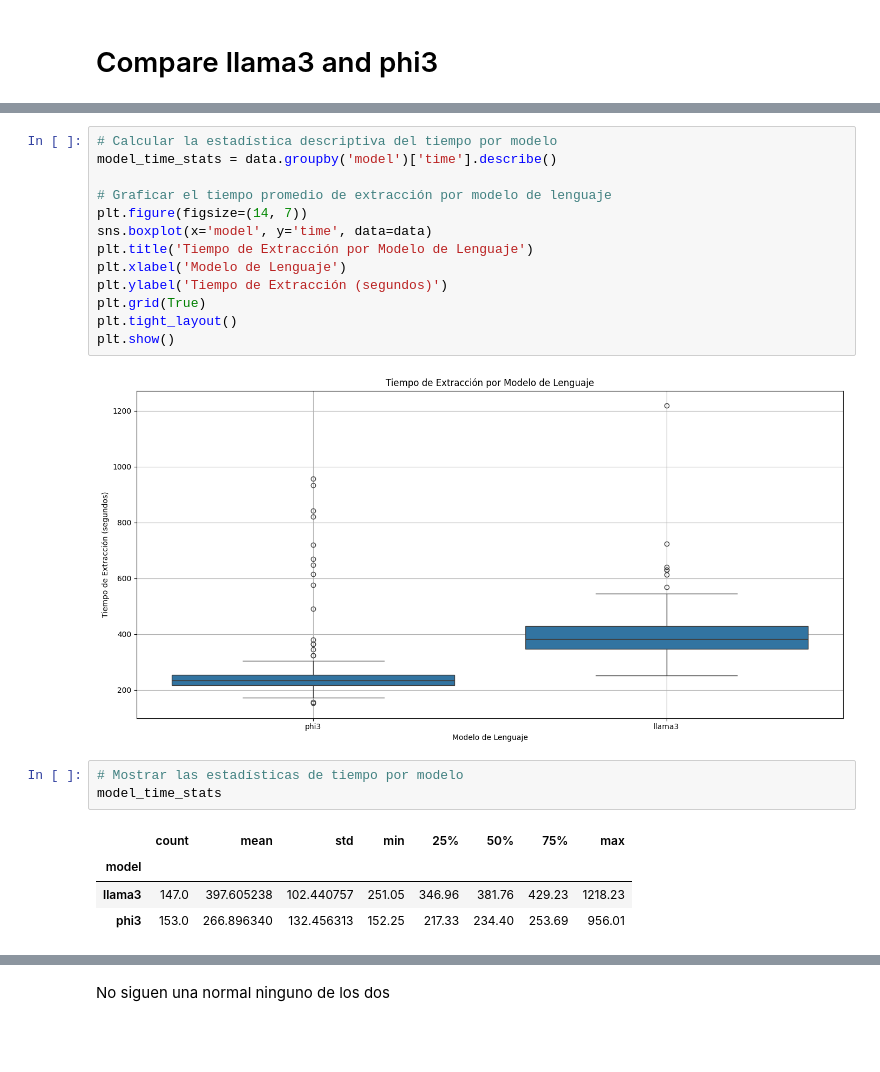
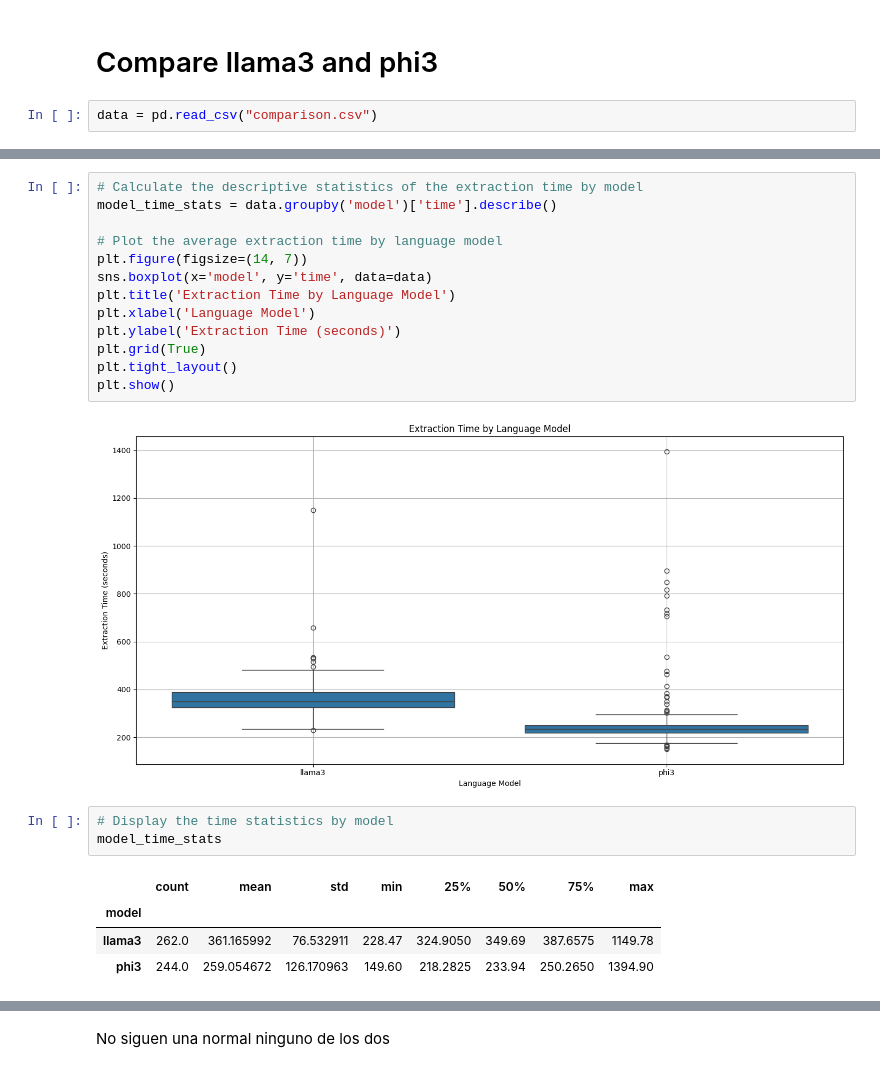
Before and after one commit to danmorper/tfg_analysis, a Jupyter notebook: analysis.ipynb, the cells around one changed output, grey strips where cells are left out. Saved outputs shown, nothing was run; the diff lists cells and outputs as text; blank space fills up the shorter version.

```diff
--- a/analysis.ipynb
+++ b/analysis.ipynb
@@ -412,3 +1093,5 @@ max      3.257918e+07
 Name: amount, dtype: float64
 # %% [markdown]
 # Compare llama3 and phi3
+# %%
+data = pd.read_csv("comparison.csv")
@@ -415,26 +1113,26 @@ Name: amount, dtype: float64
 # %%
-# Calcular la estadística descriptiva del tiempo por modelo
+# Calculate the descriptive statistics of the extraction time by model
 model_time_stats = data.groupby('model')['time'].describe()
 
-# Graficar el tiempo promedio de extracción por modelo de lenguaje
+# Plot the average extraction time by language model
 plt.figure(figsize=(14, 7))
 sns.boxplot(x='model', y='time', data=data)
-plt.title('Tiempo de Extracción por Modelo de Lenguaje')
-plt.xlabel('Modelo de Lenguaje')
-plt.ylabel('Tiempo de Extracción (segundos)')
+plt.title('Extraction Time by Language Model')
+plt.xlabel('Language Model')
+plt.ylabel('Extraction Time (seconds)')
 plt.grid(True)
 plt.tight_layout()
 plt.show()
 # %% [output]
-[figure, old version]
+[figure, new version]
-# %%
-# Mostrar las estadísticas de tiempo por modelo
-model_time_stats
-# %% [output]
-|  | count | mean | std | min | 25% | 50% | 75% | max |
-| model |  |  |  |  |  |  |  |  |
-| llama3 | 147.0 | 397.605238 | 102.440757 | 251.05 | 346.96 | 381.76 | 429.23 | 1218.23 |
-| phi3 | 153.0 | 266.896340 | 132.456313 | 152.25 | 217.33 | 234.40 | 253.69 | 956.01 |
+# %%
+# Display the time statistics by model
+model_time_stats
+# %% [output]
+|  | count | mean | std | min | 25% | 50% | 75% | max |
+| model |  |  |  |  |  |  |  |  |
+| llama3 | 262.0 | 361.165992 | 76.532911 | 228.47 | 324.9050 | 349.69 | 387.6575 | 1149.78 |
+| phi3 | 244.0 | 259.054672 | 126.170963 | 149.60 | 218.2825 | 233.94 | 250.2650 | 1394.90 |
 # %%
 from scipy.stats import shapiro, normaltest, anderson
 
```
Also changed, not shown: parts of 47 cells of this notebook, 8 other files.
